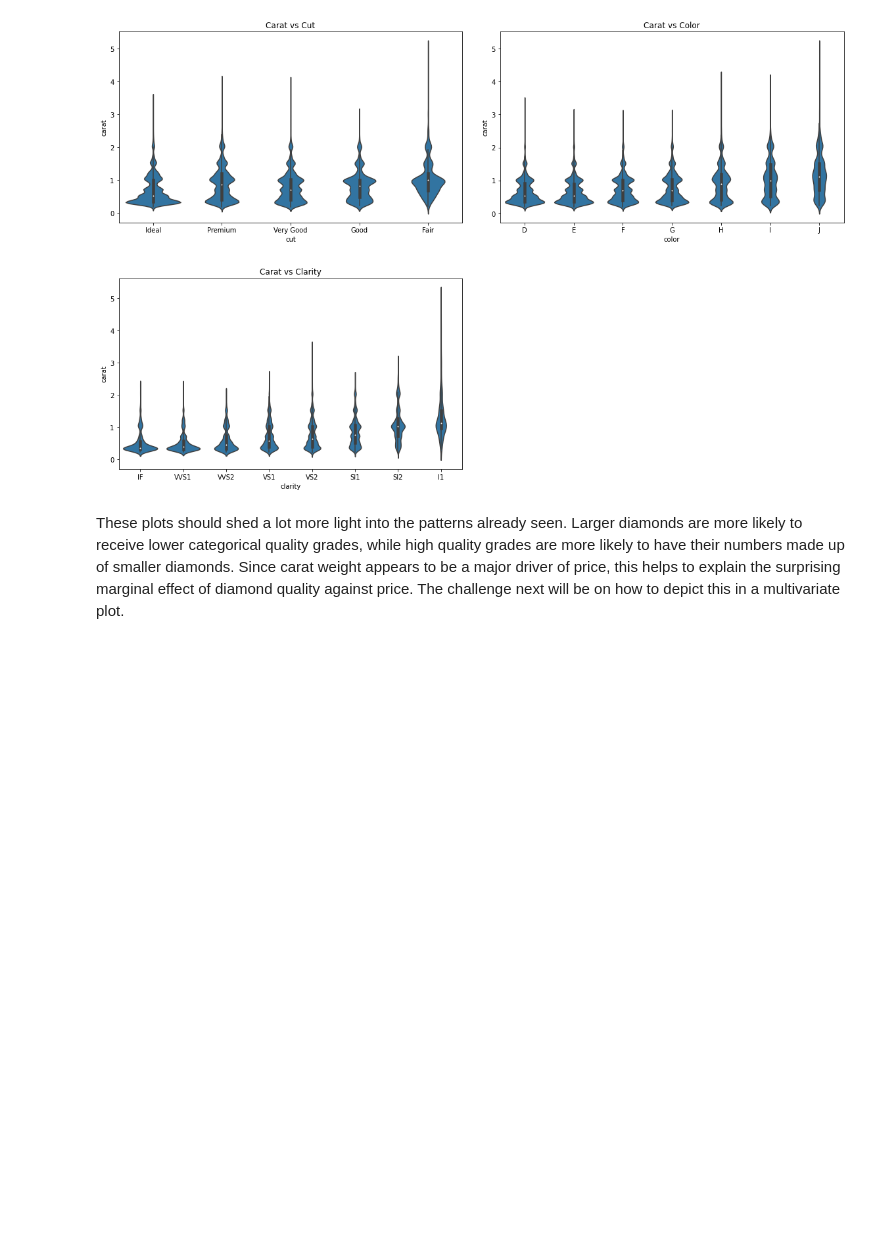
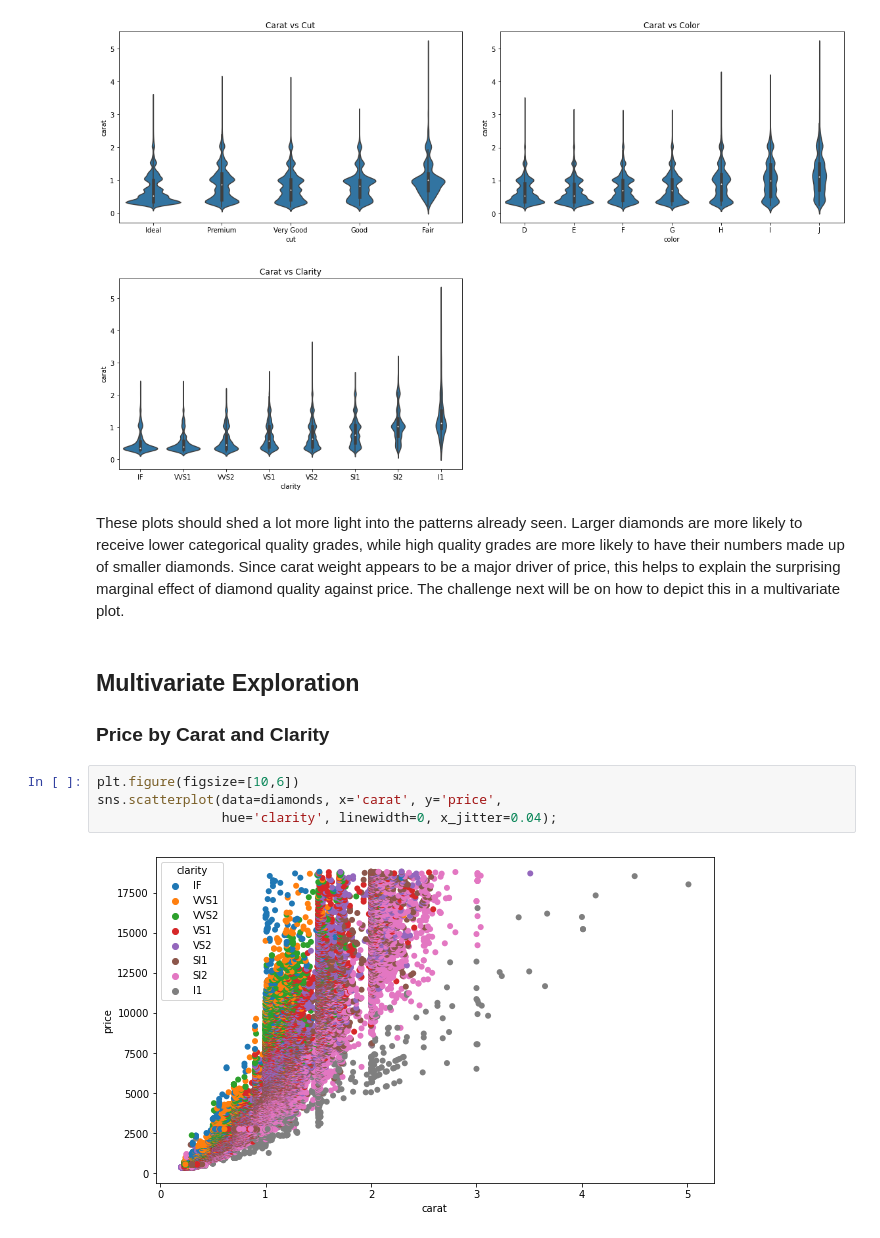
Before and after one commit to EsosaOrumwese/ALX-T-Nanodegree, a Jupyter notebook: Data Analytics/3. Data Visualization/diamondprice_EDA casestudy.ipynb, the cells around one changed output. Cells and saved outputs as stored; diff of their text form; blank space fills up the shorter version.

Commit message:
Done with Multivariate Exploration

```diff
--- a/Data Analytics/3. Data Visualization/diamondprice_EDA casestudy.ipynb
+++ b/Data Analytics/3. Data Visualization/diamondprice_EDA casestudy.ipynb
@@ -432,3 +433,12 @@ sns.violinplot(data=diamonds, x='clarity', y='carat',
 [figure]
 # %% [markdown]
 These plots should shed a lot more light into the patterns already seen. Larger diamonds are more likely to receive lower categorical quality grades, while high quality grades are more likely to have their numbers made up of smaller diamonds. Since carat weight appears to be a major driver of price, this helps to explain the surprising marginal effect of diamond quality against price. The challenge next will be on how to depict this in a multivariate plot.
+# %% [markdown]
+## Multivariate Exploration
+### Price by Carat and Clarity
+# %%
+plt.figure(figsize=[10,6])
+sns.scatterplot(data=diamonds, x='carat', y='price',
+                hue='clarity', linewidth=0, x_jitter=0.04);
+# %% [output]
+[figure, added]
```
Also changed, not shown: parts of 13 cells of this notebook.
